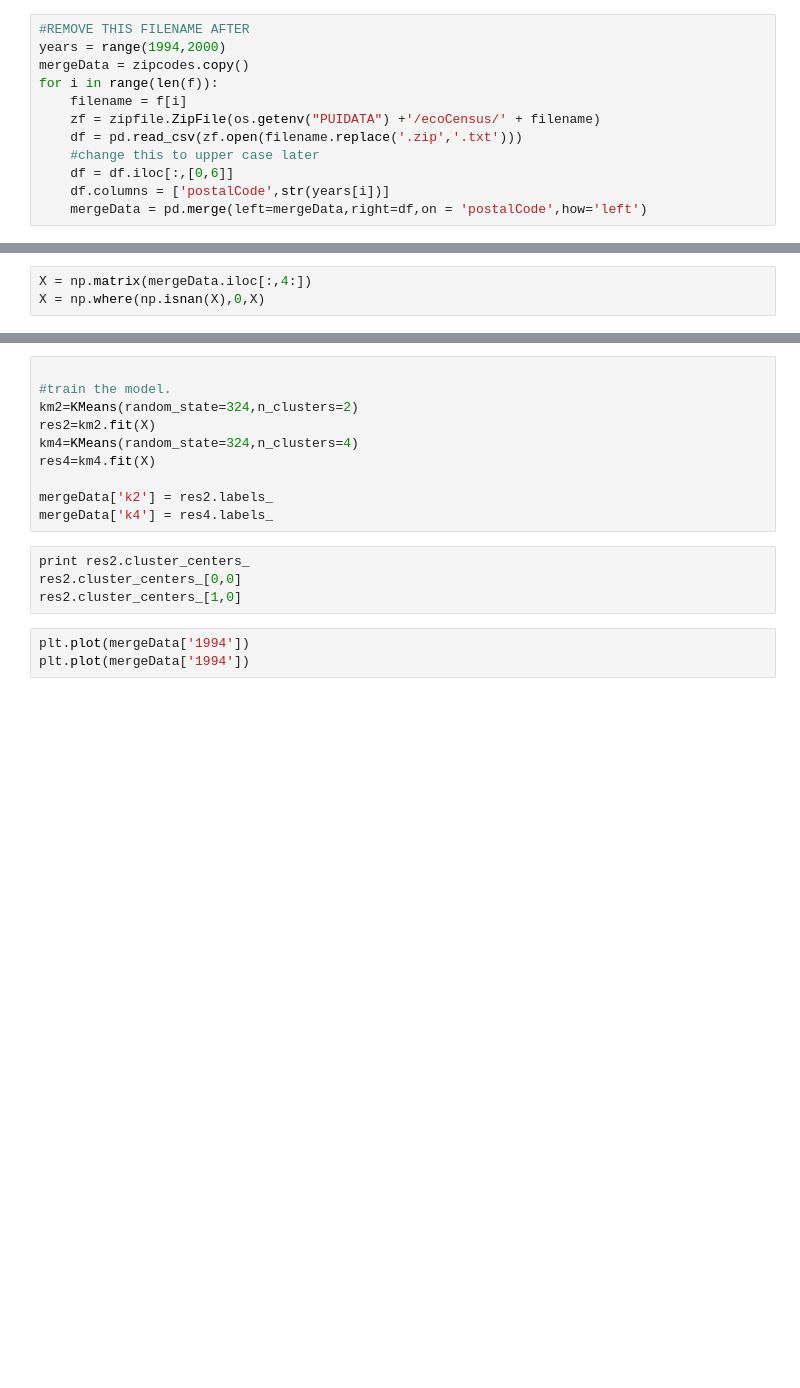
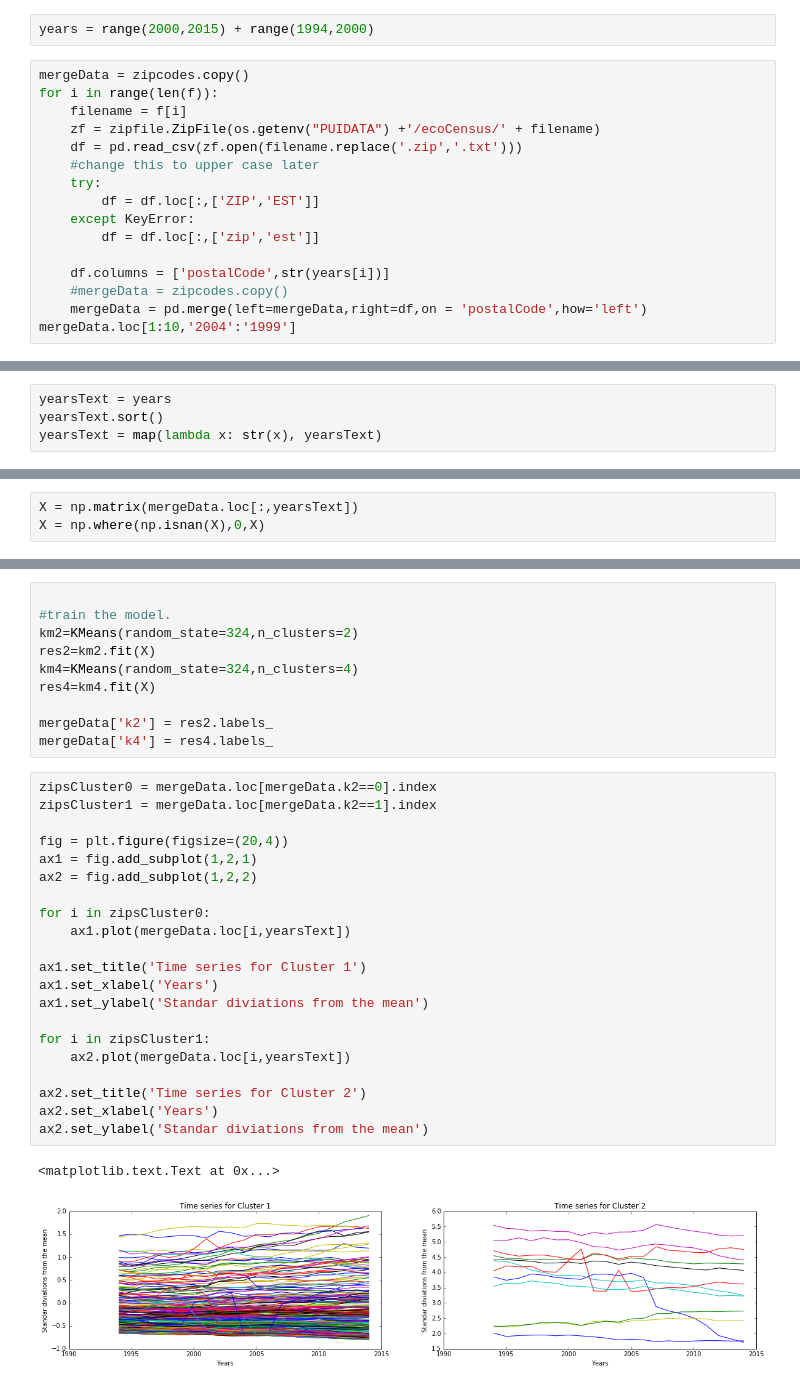
Before and after one commit to alephcero/PUI2016_fdg224, a Jupyter notebook: HW11_fdg224/HW11_2_fdg224.ipynb, the cells around one changed output, grey strips where cells are left out. Saved outputs shown, nothing was run; the diff lists cells and outputs as text; blank space fills up the shorter version.

Commit message:
finish plot and analysis

```diff
--- a/HW11_fdg224/HW11_2_fdg224.ipynb
+++ b/HW11_fdg224/HW11_2_fdg224.ipynb
@@ -69,12 +66,18 @@ f
+# %%
+years = range(2000,2015) + range(1994,2000)
 # %%
-#REMOVE THIS FILENAME AFTER
-years = range(1994,2000)
 mergeData = zipcodes.copy()
 for i in range(len(f)):
     filename = f[i]
     zf = zipfile.ZipFile(os.getenv("PUIDATA") +'/ecoCensus/' + filename)
     df = pd.read_csv(zf.open(filename.replace('.zip','.txt')))
     #change this to upper case later
-    df = df.iloc[:,[0,6]]
+    try:
+        df = df.loc[:,['ZIP','EST']]
+    except KeyError:
+        df = df.loc[:,['zip','est']]
+
     df.columns = ['postalCode',str(years[i])]
+    #mergeData = zipcodes.copy()
     mergeData = pd.merge(left=mergeData,right=df,on = 'postalCode',how='left')
+mergeData.loc[1:10,'2004':'1999']
@@ -101,0 +103,4 @@ import matplotlib.pyplot as plt
+# %%
+yearsText = years
+yearsText.sort()
+yearsText = map(lambda x: str(x), yearsText)
@@ -102,3 +117,3 @@ import matplotlib.pyplot as plt
 # %%
-X = np.matrix(mergeData.iloc[:,4:])
+X = np.matrix(mergeData.loc[:,yearsText])
 X = np.where(np.isnan(X),0,X)
@@ -158,10 +191,27 @@ res4=km4.fit(X)
 
 mergeData['k2'] = res2.labels_
 mergeData['k4'] = res4.labels_
-# %%
-print res2.cluster_centers_
-res2.cluster_centers_[0,0]
-res2.cluster_centers_[1,0]
-# %%
-plt.plot(mergeData['1994'])
-plt.plot(mergeData['1994'])
+# %%
+zipsCluster0 = mergeData.loc[mergeData.k2==0].index
+zipsCluster1 = mergeData.loc[mergeData.k2==1].index
+
+fig = plt.figure(figsize=(20,4))
+ax1 = fig.add_subplot(1,2,1)
+ax2 = fig.add_subplot(1,2,2)
+
+for i in zipsCluster0:
+    ax1.plot(mergeData.loc[i,yearsText])
+
+ax1.set_title('Time series for Cluster 1')
+ax1.set_xlabel('Years')
+ax1.set_ylabel('Standar diviations from the mean')
+
+for i in zipsCluster1:
+    ax2.plot(mergeData.loc[i,yearsText])
+
+ax2.set_title('Time series for Cluster 2')
+ax2.set_xlabel('Years')
+ax2.set_ylabel('Standar diviations from the mean')
+# %% [output]
+<matplotlib.text.Text at 0x...>
+[figure, added]
```
Also changed, not shown: parts of 27 cells of this notebook.
